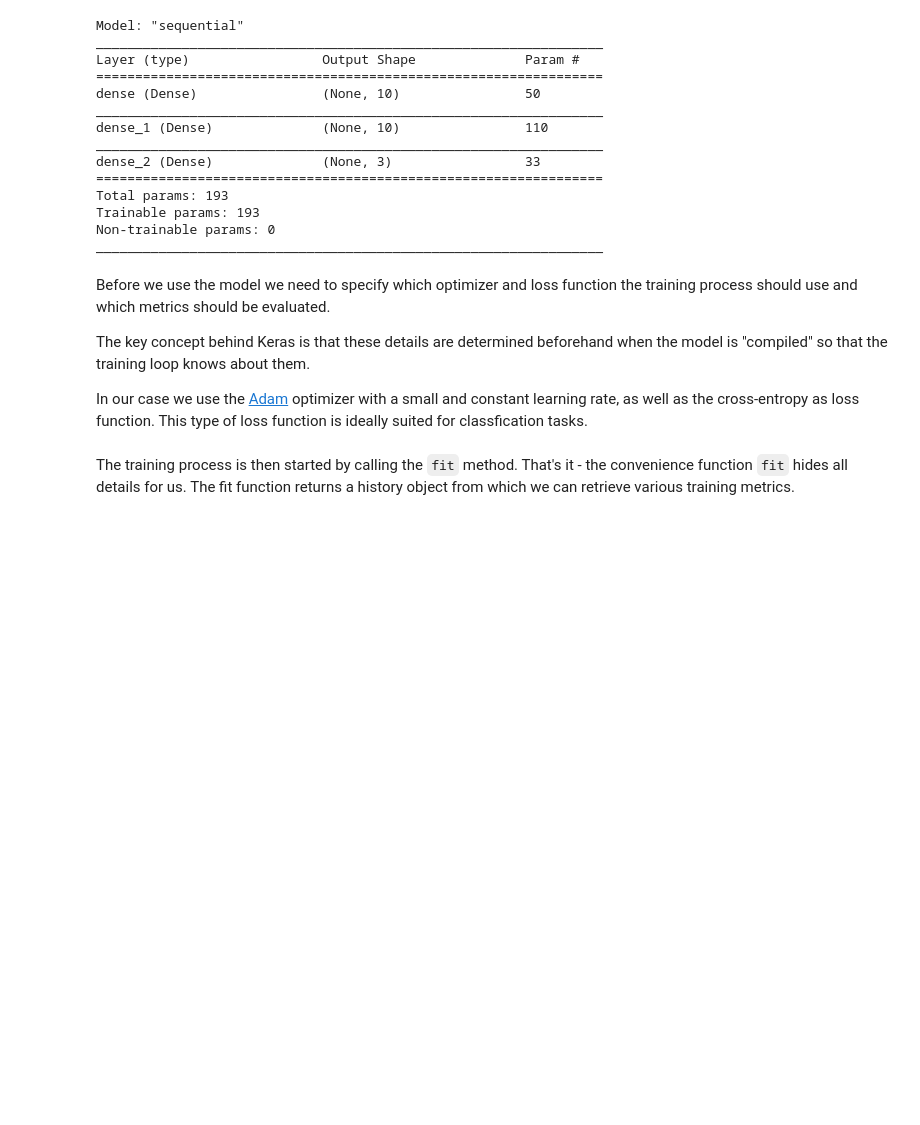
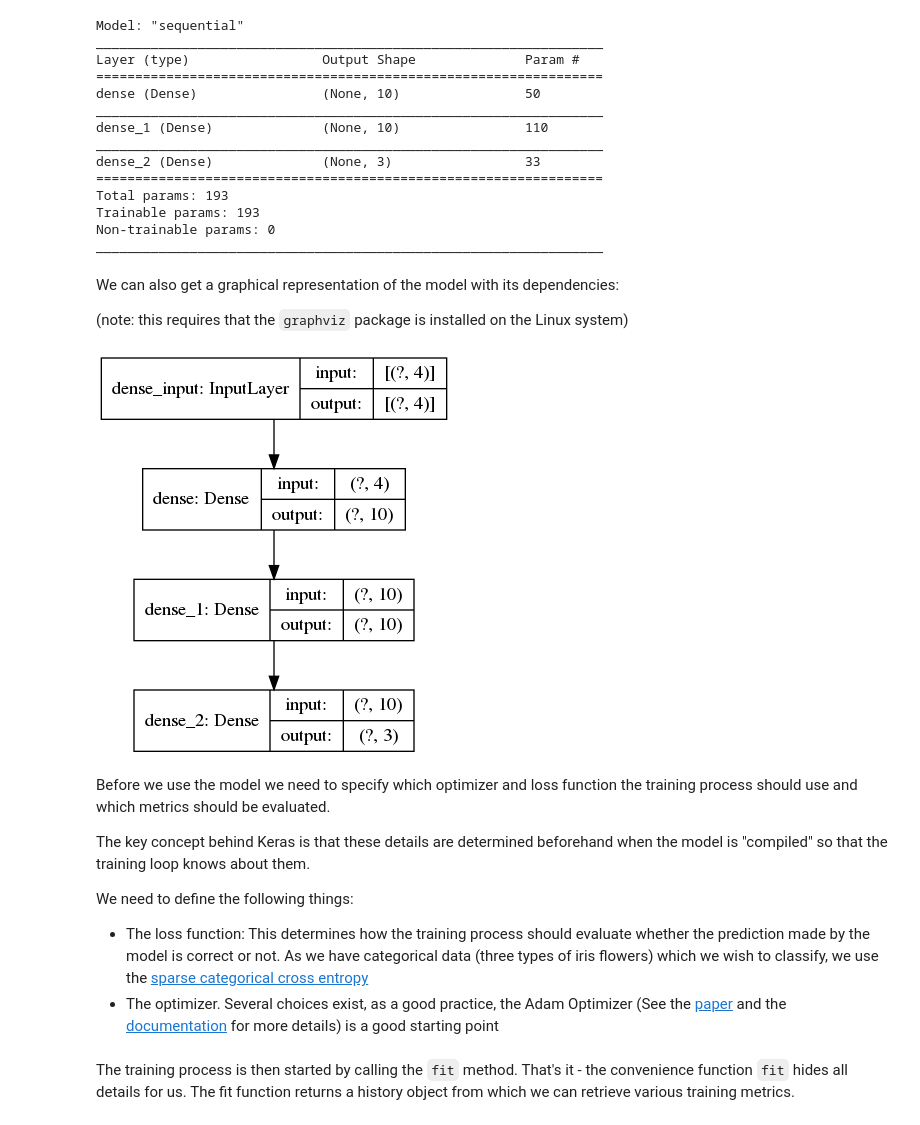
Before and after one commit to iubh/DLMDSDL01, a Jupyter notebook: IrisKeras.ipynb, the cells around one changed output. Saved outputs shown, nothing was run; the diff lists cells and outputs as text; code cells hidden in the pictures; blank space fills up the shorter version.

````diff
--- a/IrisKeras.ipynb
+++ b/IrisKeras.ipynb
@@ -156,14 +155,23 @@ Total params: 193
 Trainable params: 193
 Non-trainable params: 0
 _________________________________________________________________
+# %% [markdown]
+We can also get a graphical representation of the model with its dependencies:
+
+(note: this requires that the ```graphviz``` package is installed on the Linux system)
+# %%
+tf.keras.utils.plot_model(model, 'model.png',show_shapes=True)
+# %% [output]
+[figure, added]
 # %% [markdown]
 Before we use the model we need to specify which optimizer and loss function the training process should use and which metrics should be evaluated.
 
 The key concept behind Keras is that these details are determined beforehand when the model is "compiled" so that the training loop knows about them.
 
-In our case we use the [Adam](https://www.tensorflow.org/api_docs/python/tf/keras/optimizers/Adam) optimizer
-with a small and constant learning rate, as well as the cross-entropy as loss function. This type of loss function
-is ideally suited for classfication tasks.
+We need to define the following things:
+* The loss function: This determines how the training process should evaluate whether the prediction made by the model is correct or not. As we have categorical data (three types of iris flowers) which we wish to classify, we use the [sparse categorical cross entropy](https://www.tensorflow.org/api_docs/python/tf/keras/losses/SparseCategoricalCrossentropy)
+* The optimizer. Several choices exist, as a good practice, the Adam Optimizer (See the [paper](https://arxiv.org/abs/1412.6980)
+and the [documentation](https://www.tensorflow.org/api_docs/python/tf/keras/optimizers/Adam) for more details) is a good starting point
 # %%
 model.compile(
     optimizer = tf.keras.optimizers.Adam(learning_rate=0.01),
````
Also changed, not shown: parts of 6 cells of this notebook, 4 other files.
